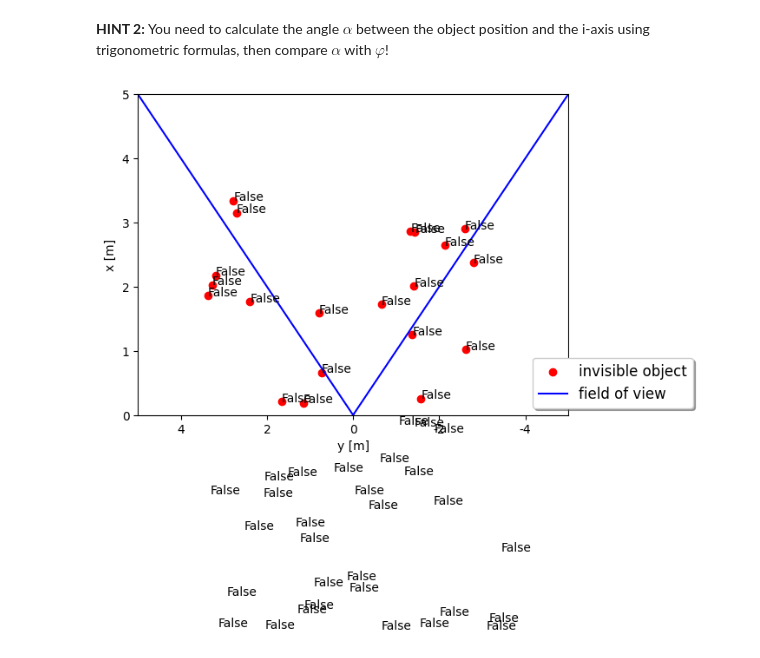
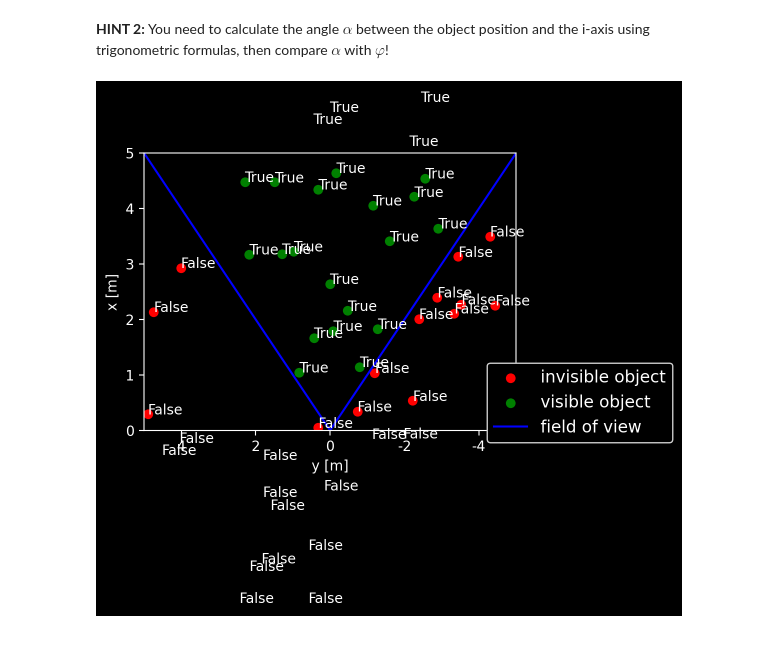
Before and after one commit to hai5rt/MMA-Mustererkennung, a Jupyter notebook: 4 Kameras und Modelle/Exercise_FOV__starter.ipynb, the cells around one changed output. Cells and saved outputs as stored; diff of their text form; code cells hidden in the pictures.

```diff
--- a/4 Kameras und Modelle/Exercise_FOV__starter.ipynb
+++ b/4 Kameras und Modelle/Exercise_FOV__starter.ipynb
@@ -55,9 +55,26 @@ class Camera:
         Check if an object x is in the field of view of the camera
         Input: x - object position in vehicle coordinates
         '''
-        # YOUR CODE GOES HERE
-        visible = False # set to True if object is in field of view
+        # Wenn mehr als 3 Zeilen: nur Position extrahieren
+        if x.shape[0] > 3:
+            x = x[0:3]
+        # Homogenisiere die Eingabe (3D -> 4D)
+        x_hom = np.vstack((x, np.array([[1]])))  # shape: (4, 1)
 
+        # Transformiere den Punkt in Sensor-Koordinaten
+        x_sens = self.veh_to_sens @ x_hom  # shape: (4, 1)
+    # Extrahiere i_s und j_s Komponenten (x und y in Sensor-Koordinaten)
+        x_i = x_sens[0,0]
+        x_j = x_sens[1,0]
+    # Überprüfe, ob das Objekt vor der Kamera liegt (x_i > 0)
+        if x_i <= 0:
+            return False
+
+# Berechne den Winkel alpha zum i_s-Achse (horizontale Richtung der Kamera)
+        alpha = np.arctan(x_j/x_i)
+
+        # Prüfe, ob alpha innerhalb des Sichtfeldes liegt
+        visible = (self.fov[0] <= alpha) and (alpha <= self.fov[1])
         return visible
 # %%
 # camera with translation and rotation angle (here: 45 degrees)
@@ -73,8 +90,8 @@ fig, ax = plt.subplots()
 for i in range(50):
     # define random object position (e.g., pedestrian)
     # x = [x, y, z, vx, vy, vz] - we don't use the velocities here
-    x = np.array([[np.random.uniform(-5,5)],
-                [np.random.uniform(-5,5)],
+    x = np.array([[np.random.uniform(0,10)],
+                [np.random.uniform(-2,5)],
                 [0],
                 [0],
                 [0],
@@ -86,38 +103,38 @@ for i in range(50):
     # plot results
     pos_veh = np.ones((4, 1)) # homogeneous coordinates
     pos_veh[0:3] = x[0:3]
-    pos_sens = cam.veh_to_sens*pos_veh # transform from vehicle to sensor coordinates
+    pos_sens = cam.veh_to_sens @ pos_veh # transform from vehicle to sensor coordinates
     if result == True:
         col = 'green'
         ax.scatter(-pos_sens[1,0], pos_sens[0,0], marker='o', color=col, label='visible object')
     else:
         col = 'red'
         ax.scatter(-pos_sens[1,0], pos_sens[0,0], marker='o', color=col, label='invisible object')
     ax.text(-pos_sens[1,0], pos_sens[0,0], str(result))
 
 # plot FOV
 ax.plot([0, -5], [0, 5], color='blue', label='field of view')
 ax.plot([0, 5], [0, 5], color='blue')
 
 # remove repeated labels
 handles, labels = ax.get_legend_handles_labels()
 handle_list, label_list = [], []
 for handle, label in zip(handles, labels):
     if label not in label_list:
         handle_list.append(handle)
         label_list.append(label)
 ax.legend(handle_list, label_list, loc='center left', shadow=True, fontsize='large', bbox_to_anchor=(0.9, 0.1))
 
 # axis
 ax.set_xlabel('y [m]')
 ax.set_ylabel('x [m]')
 ax.set_xlim(-5,5)
 ax.set_ylim(0,5)
 
 # correct x ticks (positive to the left)
 ticks_x = ticker.FuncFormatter(lambda x, pos: '{0:g}'.format(-x) if x!=0 else '{0:g}'.format(x))
 ax.xaxis.set_major_formatter(ticks_x)
 
 plt.show()
 # %% [output]
-[figure, old version]
+[figure, new version]
```
Also changed, not shown: parts of 2 cells of this notebook, 3 other files.
